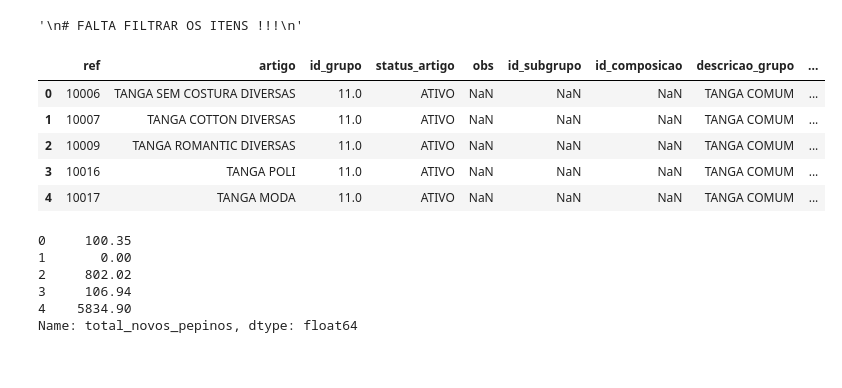
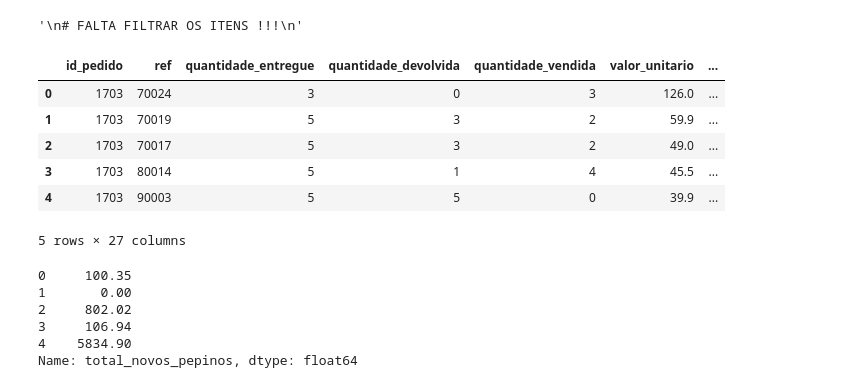
Before and after one commit to felipe-a-p/analyser, a Jupyter notebook: explorer.ipynb, the cells around one changed output. Cells and saved outputs as stored; diff of their text form; code cells hidden in the pictures.

```diff
--- a/explorer.ipynb
+++ b/explorer.ipynb
@@ -24,14 +24,15 @@ sacoleiras = pd.read_csv('data/sacoleiras.csv', sep=';')
 pedidos = pd.read_csv('data/pedidos.csv', sep=';')
 artigos = pd.read_csv('data/artigos.csv', sep=';')
 # %%
-artigos.head()
+artigosPedido.head()
 # %% [output]
-|  | ref | artigo | id_grupo | status_artigo | obs | id_subgrupo | id_composicao | descricao_grupo | ... |
-| 0 | 10006 | TANGA SEM COSTURA DIVERSAS | 11.0 | ATIVO | NaN | NaN | NaN | TANGA COMUM | ... |
-| 1 | 10007 | TANGA COTTON DIVERSAS | 11.0 | ATIVO | NaN | NaN | NaN | TANGA COMUM | ... |
-| 2 | 10009 | TANGA ROMANTIC DIVERSAS | 11.0 | ATIVO | NaN | NaN | NaN | TANGA COMUM | ... |
-| 3 | 10016 | TANGA POLI | 11.0 | ATIVO | NaN | NaN | NaN | TANGA COMUM | ... |
-| 4 | 10017 | TANGA MODA | 11.0 | ATIVO | NaN | NaN | NaN | TANGA COMUM | ... |
+|  | id_pedido | ref | quantidade_entregue | quantidade_devolvida | quantidade_vendida | valor_unitario | ... |
+| 0 | 1703 | 70024 | 3 | 0 | 3 | 126.0 | ... |
+| 1 | 1703 | 70019 | 5 | 3 | 2 | 59.9 | ... |
+| 2 | 1703 | 70017 | 5 | 3 | 2 | 49.0 | ... |
+| 3 | 1703 | 80014 | 5 | 1 | 4 | 45.5 | ... |
+| 4 | 1703 | 90003 | 5 | 5 | 0 | 39.9 | ... |
+5 rows × 27 columns
 # %%
 desempenhoPraca['total_novos_pepinos'].head()
 # %% [output]
```
Also changed, not shown: 3 other files.
